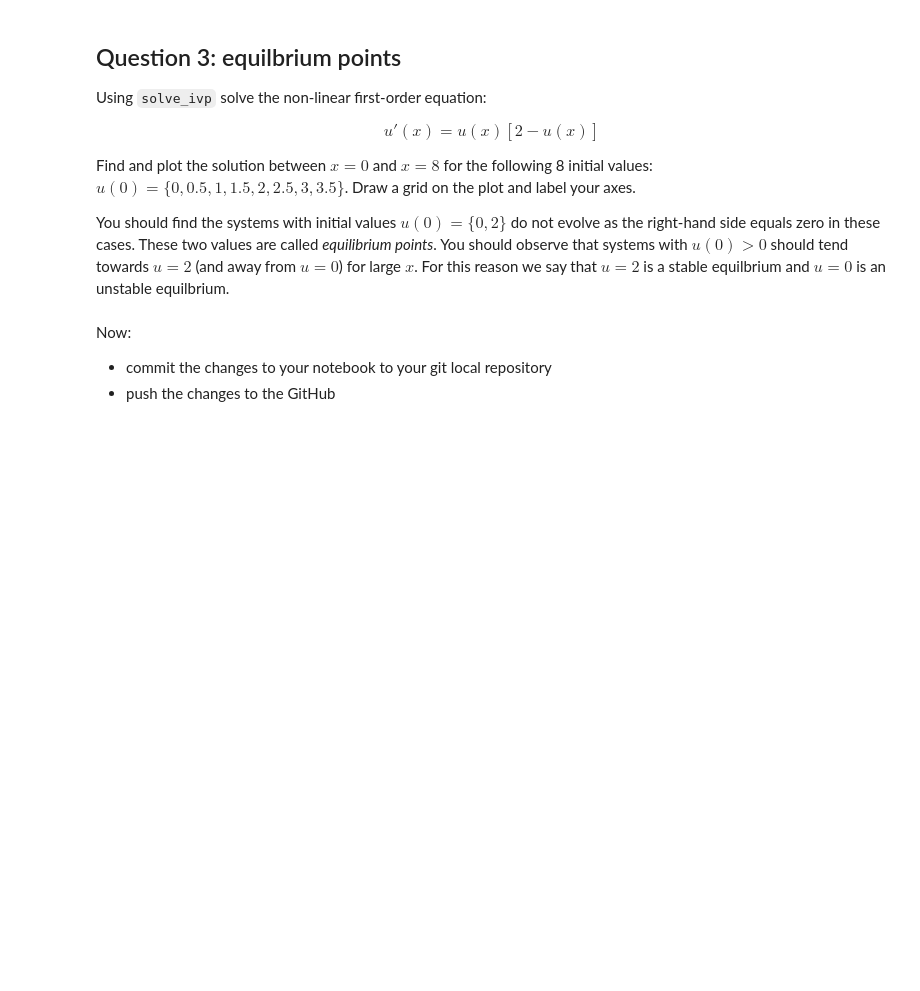
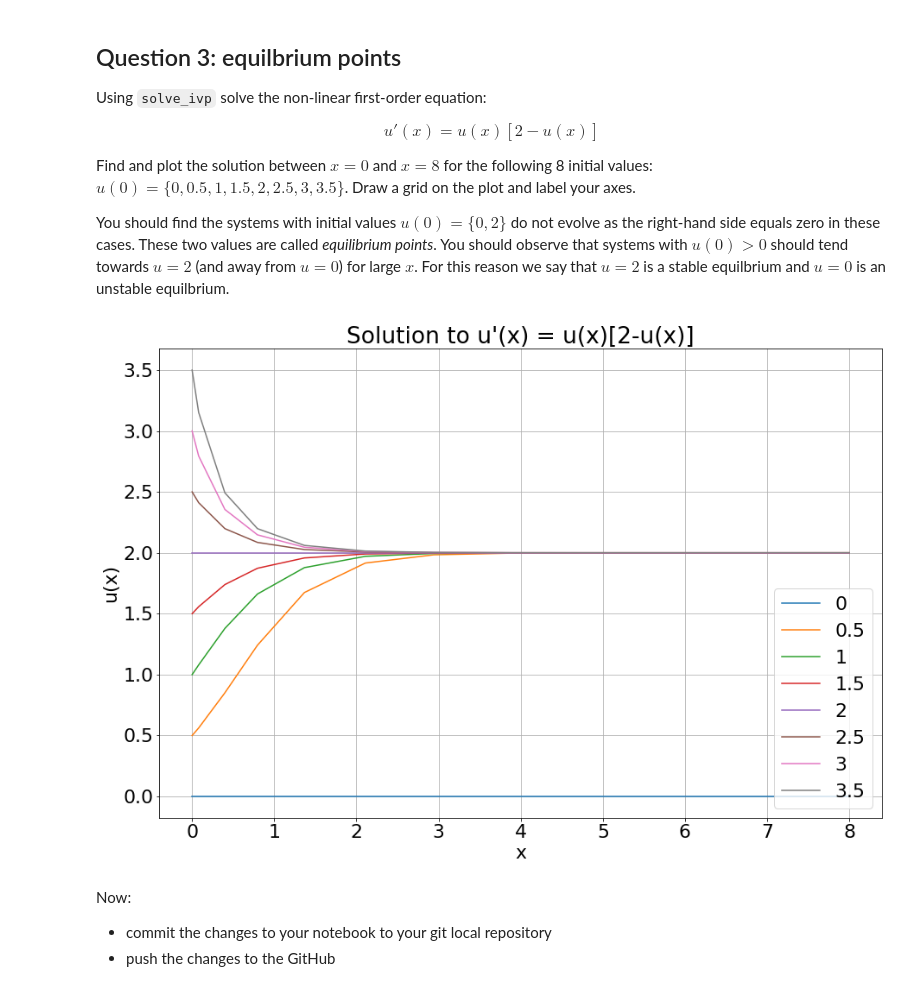
Before and after one commit to loby368/Computational-Science, a Jupyter notebook: Assignment 3/Assignment-3.ipynb, the cells around one changed output. Saved outputs shown, nothing was run; the diff lists cells and outputs as text; code cells hidden in the pictures; blank space fills up the shorter version.

```diff
--- a/Assignment 3/Assignment-3.ipynb
+++ b/Assignment 3/Assignment-3.ipynb
@@ -324,6 +324,22 @@ $$u'(x) = u(x)[2-u(x)]$$
 Find and plot the solution between $x=0$ and $x=8$ for the following 8 initial values: $u(0) = \{0, 0.5, 1, 1.5, 2, 2.5, 3, 3.5\}$. Draw a grid on the plot and label your axes.
 
 You should find the systems with initial values $u(0) = \{0,2\}$ do not evolve as the right-hand side equals zero in these cases. These two values are called *equilibrium points*. You should observe that systems with $u(0) > 0$ should tend towards $u=2$ (and away from $u=0$) for large $x$. For this reason we say that $u=2$ is a stable equilbrium and $u=0$ is an unstable equilbrium.
+# %%
+def du(x, u):
+    return u*(2-u)
+
+sol = solve_ivp(du, [0, 8], [0,0.5,1,1.5,2,2.5,3,3.5])
+
+for i in range(8):
+    plt.plot(sol.t, sol.y[i,:]);
+
+plt.grid(True)
+plt.xlabel('x')
+plt.ylabel('u(x)')
+plt.title("Solutions to u'(x) = u(x)[2-u(x)]")
+plt.legend(['0','0.5','1','1.5','2','2.5','3','3.5']);
+# %% [output]
+[figure, added]
 # %% [markdown]
 Now:
 - commit the changes to your notebook to your git local repository
```
Also changed, not shown: parts of 2 cells of this notebook.
